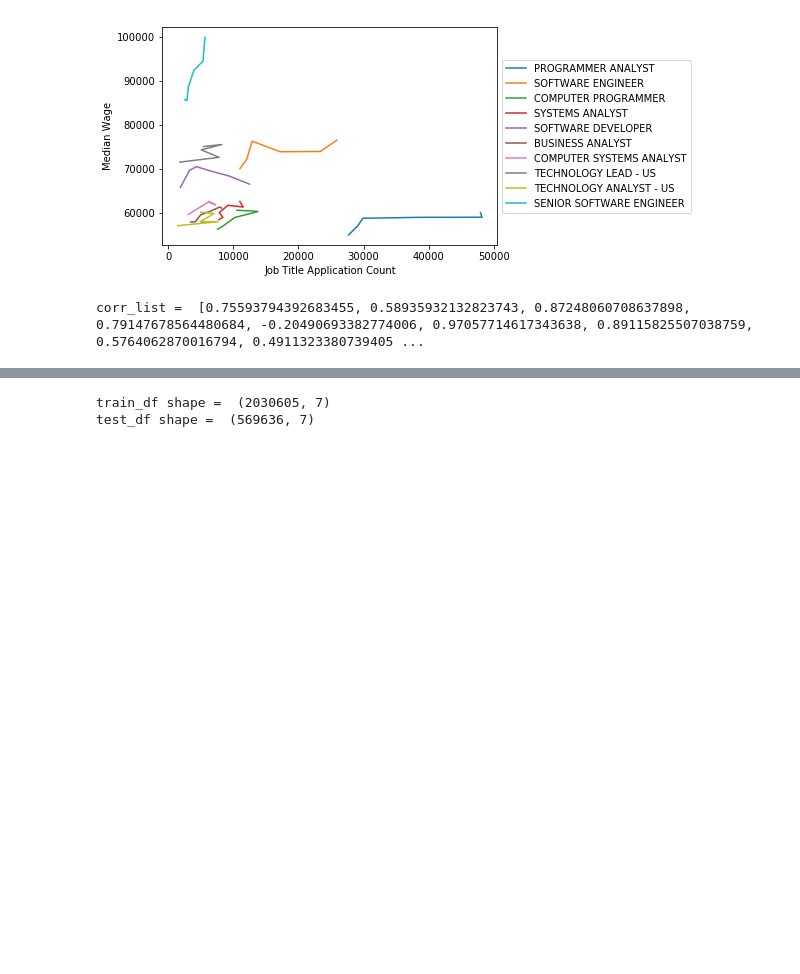
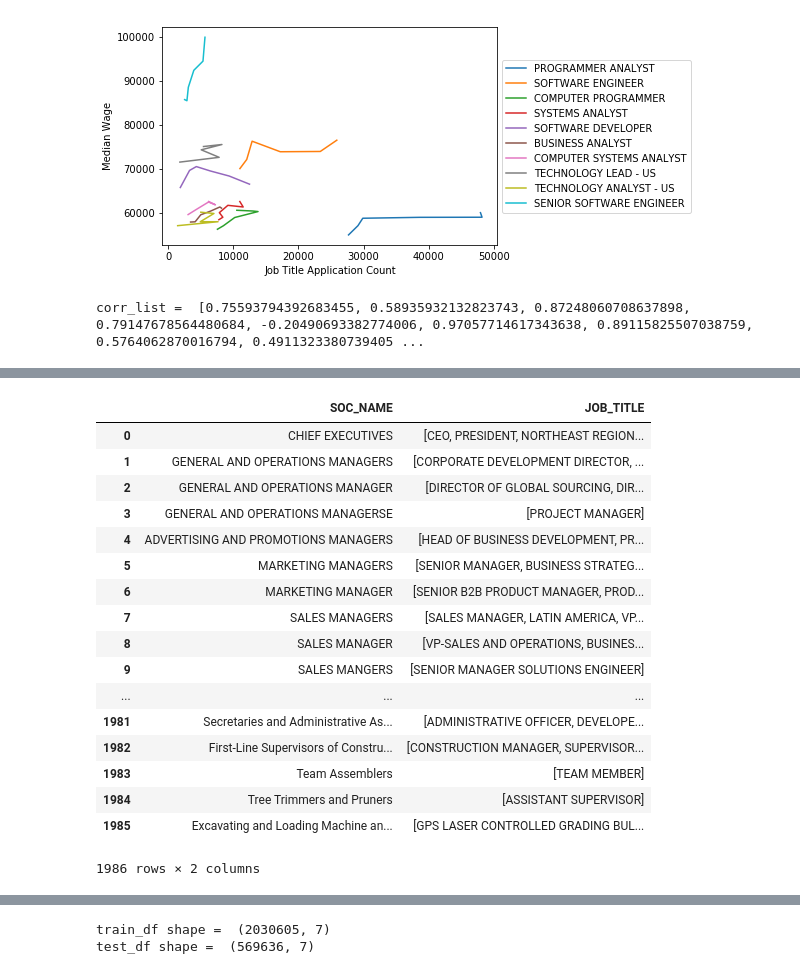
Before and after one commit to tronak19/H1B-Visa-Petition-Analysis, a Jupyter notebook: H1B.ipynb, the cells around one changed output, grey strips where cells are left out. Cells and saved outputs as stored; diff of their text form; code cells hidden in the pictures; blank space fills up the shorter version.

```diff
--- a/H1B.ipynb
+++ b/H1B.ipynb
@@ -383,0 +412,22 @@ corr_list =  [0.75593794392683455, 0.58935932132823743, 0.87248060708637898, 0.7
+# %%
+soc_map_df = pd.DataFrame(list(mapping_dict.items()),columns=['SOC_NAME','JOB_TITLE'])
+soc_map_df
+# %% [output]
+|  | SOC_NAME | JOB_TITLE |
+| 0 | CHIEF EXECUTIVES | [CEO, PRESIDENT, NORTHEAST REGION... |
+| 1 | GENERAL AND OPERATIONS MANAGERS | [CORPORATE DEVELOPMENT DIRECTOR, ... |
+| 2 | GENERAL AND OPERATIONS MANAGER | [DIRECTOR OF GLOBAL SOURCING, DIR... |
+| 3 | GENERAL AND OPERATIONS MANAGERSE | [PROJECT MANAGER] |
+| 4 | ADVERTISING AND PROMOTIONS MANAGERS | [HEAD OF BUSINESS DEVELOPMENT, PR... |
+| 5 | MARKETING MANAGERS | [SENIOR MANAGER, BUSINESS STRATEG... |
+| 6 | MARKETING MANAGER | [SENIOR B2B PRODUCT MANAGER, PROD... |
+| 7 | SALES MANAGERS | [SALES MANAGER, LATIN AMERICA, VP... |
+| 8 | SALES MANAGER | [VP-SALES AND OPERATIONS, BUSINES... |
+| 9 | SALES MANGERS | [SENIOR MANAGER SOLUTIONS ENGINEER] |
+| ... | ... | ... |
+| 1981 | Secretaries and Administrative As... | [ADMINISTRATIVE OFFICER, DEVELOPE... |
+| 1982 | First-Line Supervisors of Constru... | [CONSTRUCTION MANAGER, SUPERVISOR... |
+| 1983 | Team Assemblers | [TEAM MEMBER] |
+| 1984 | Tree Trimmers and Pruners | [ASSISTANT SUPERVISOR] |
+| 1985 | Excavating and Loading Machine an... | [GPS LASER CONTROLLED GRADING BUL... |
+1986 rows × 2 columns
```
Also changed, not shown: parts of 5 cells of this notebook, 3 other files.
